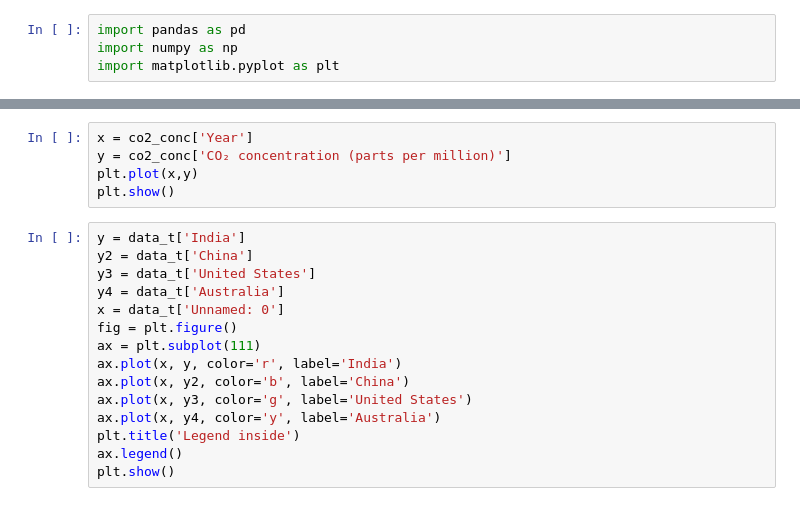
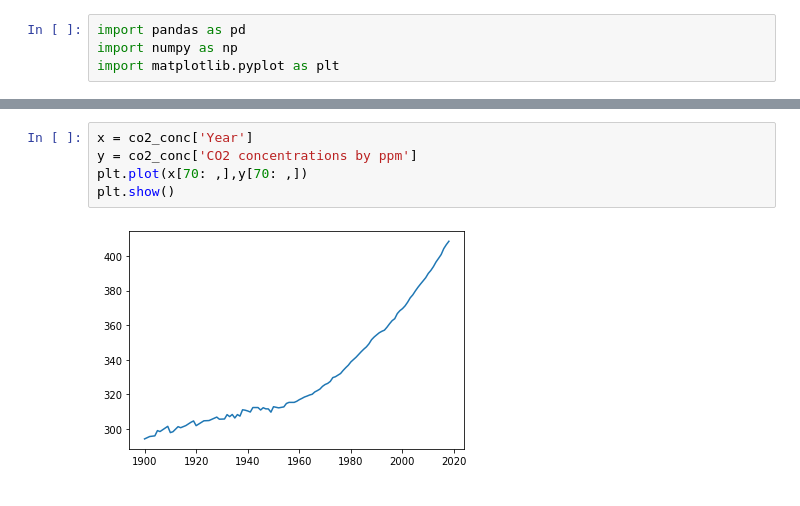
Before and after one commit to Yukta-Jaiswal/CO2-emissons-visualization, a Jupyter notebook: DV project/code.ipynb, the cells around one changed output, grey strips where cells are left out. Cells and saved outputs as stored; diff of their text form.

```diff
--- a/DV project/code.ipynb
+++ b/DV project/code.ipynb
@@ -26,23 +46,10 @@ co2_conc.head()
 # %%
 x = co2_conc['Year']
-y = co2_conc['CO₂ concentration (parts per million)']
-plt.plot(x,y)
+y = co2_conc['CO2 concentrations by ppm']
+plt.plot(x[70: ,],y[70: ,])
 plt.show()
+# %% [output]
+[figure, added]
-# %%
-y = data_t['India']
-y2 = data_t['China']
-y3 = data_t['United States']
-y4 = data_t['Australia']
-x = data_t['Unnamed: 0']
-fig = plt.figure()
-ax = plt.subplot(111)
-ax.plot(x, y, color='r', label='India')
-ax.plot(x, y2, color='b', label='China')
-ax.plot(x, y3, color='g', label='United States')
-ax.plot(x, y4, color='y', label='Australia')
-plt.title('Legend inside')
-ax.legend()
-plt.show()
 # %%
 indpc = pd.read_csv('india_prod_cons.csv')
 indpc.head()
```
Also changed, not shown: parts of 22 cells of this notebook.
